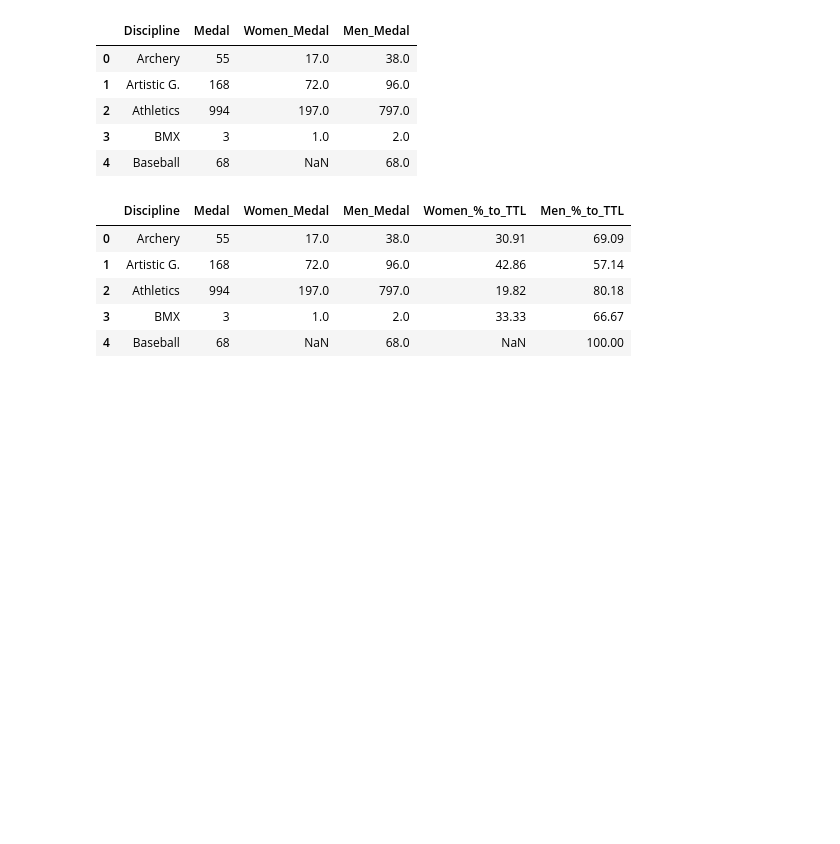
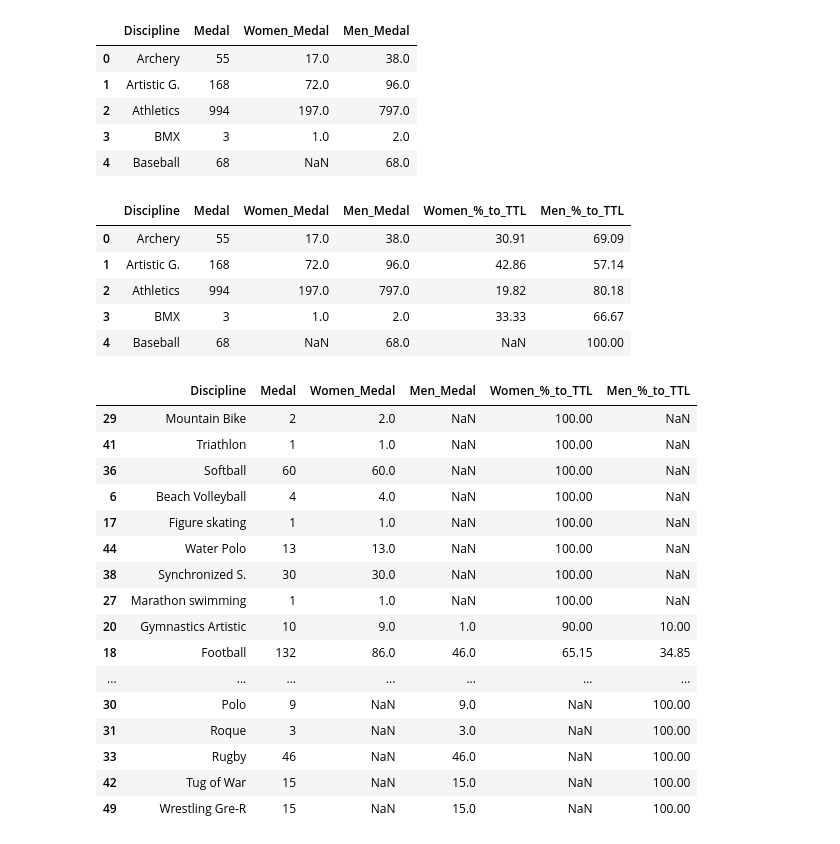
Before and after one commit to mcerow/summer_olympics, a Jupyter notebook: Summer_Olympics.ipynb, the cells around one changed output. Drawn from its saved outputs; the diff is of its cells as text; code cells hidden in the pictures; blank space fills up the shorter version.

```diff
--- a/Summer_Olympics.ipynb
+++ b/Summer_Olympics.ipynb
@@ -391,3 +391,23 @@ result.head()
 | 2 | Athletics | 994 | 197.0 | 797.0 | 19.82 | 80.18 |
 | 3 | BMX | 3 | 1.0 | 2.0 | 33.33 | 66.67 |
 | 4 | Baseball | 68 | NaN | 68.0 | NaN | 100.00 |
+# %%
+result.sort_values('Women_%_to_TTL', ascending=False)
+# %% [output]
+|  | Discipline | Medal | Women_Medal | Men_Medal | Women_%_to_TTL | Men_%_to_TTL |
+| 29 | Mountain Bike | 2 | 2.0 | NaN | 100.00 | NaN |
+| 41 | Triathlon | 1 | 1.0 | NaN | 100.00 | NaN |
+| 36 | Softball | 60 | 60.0 | NaN | 100.00 | NaN |
+| 6 | Beach Volleyball | 4 | 4.0 | NaN | 100.00 | NaN |
+| 17 | Figure skating | 1 | 1.0 | NaN | 100.00 | NaN |
+| 44 | Water Polo | 13 | 13.0 | NaN | 100.00 | NaN |
+| 38 | Synchronized S. | 30 | 30.0 | NaN | 100.00 | NaN |
+| 27 | Marathon swimming | 1 | 1.0 | NaN | 100.00 | NaN |
+| 20 | Gymnastics Artistic | 10 | 9.0 | 1.0 | 90.00 | 10.00 |
+| 18 | Football | 132 | 86.0 | 46.0 | 65.15 | 34.85 |
+| ... | ... | ... | ... | ... | ... | ... |
+| 30 | Polo | 9 | NaN | 9.0 | NaN | 100.00 |
+| 31 | Roque | 3 | NaN | 3.0 | NaN | 100.00 |
+| 33 | Rugby | 46 | NaN | 46.0 | NaN | 100.00 |
+| 42 | Tug of War | 15 | NaN | 15.0 | NaN | 100.00 |
+| 49 | Wrestling Gre-R | 15 | NaN | 15.0 | NaN | 100.00 |
```
Also changed, not shown: parts of 1 cell of this notebook.
